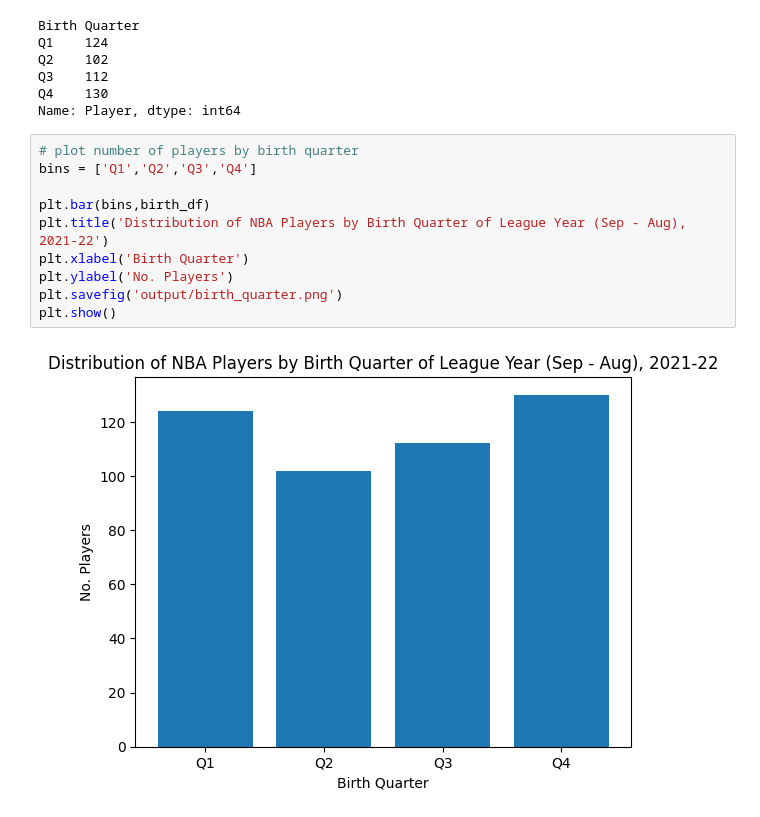
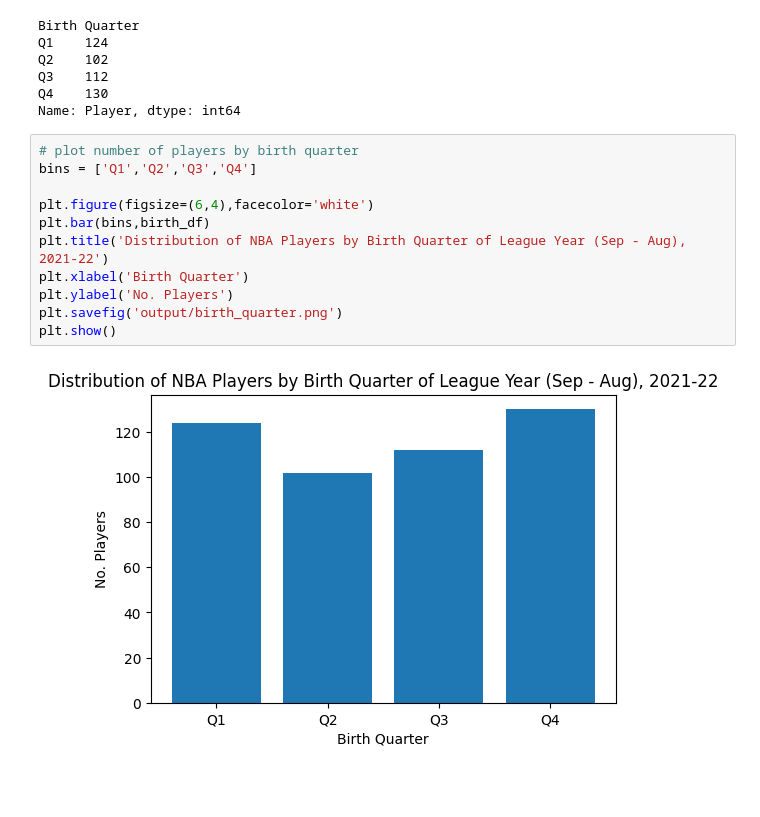
Before and after one commit to meeyoungPH/nba_superlatives, a Jupyter notebook: biometrics/biometrics_analysis.ipynb, the cells around one changed output. Drawn from its saved outputs; the diff is of its cells as text; blank space fills up the shorter version.

```diff
--- a/biometrics/biometrics_analysis.ipynb
+++ b/biometrics/biometrics_analysis.ipynb
@@ -162,15 +165,16 @@ Name: Player, dtype: int64
 # %%
 # plot number of players by birth quarter
 bins = ['Q1','Q2','Q3','Q4']
 
+plt.figure(figsize=(6,4),facecolor='white')
 plt.bar(bins,birth_df)
 plt.title('Distribution of NBA Players by Birth Quarter of League Year (Sep - Aug), 2021-22')
 plt.xlabel('Birth Quarter')
 plt.ylabel('No. Players')
 plt.savefig('output/birth_quarter.png')
 plt.show()
 # %% [output]
-[figure, old version]
+[figure, new version]
 # %%
 # scatter plot and linear regression model - age during season vs PER(formance)
 x = age
```
Also changed, not shown: parts of 6 cells of this notebook, 7 other files.
